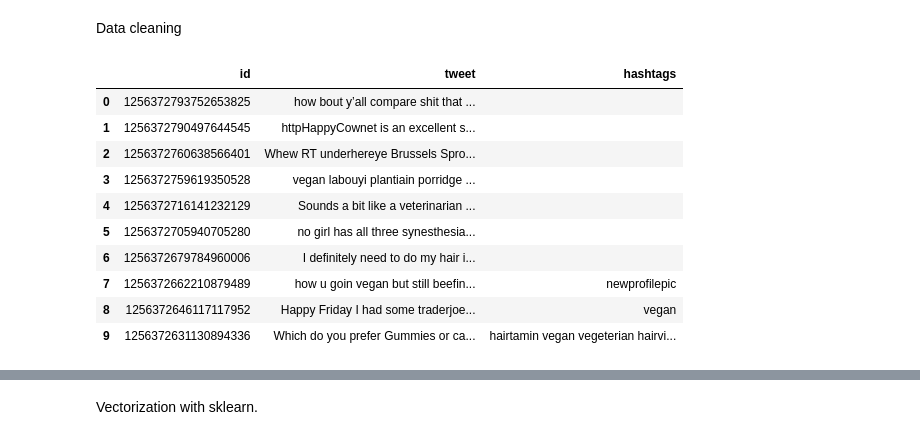
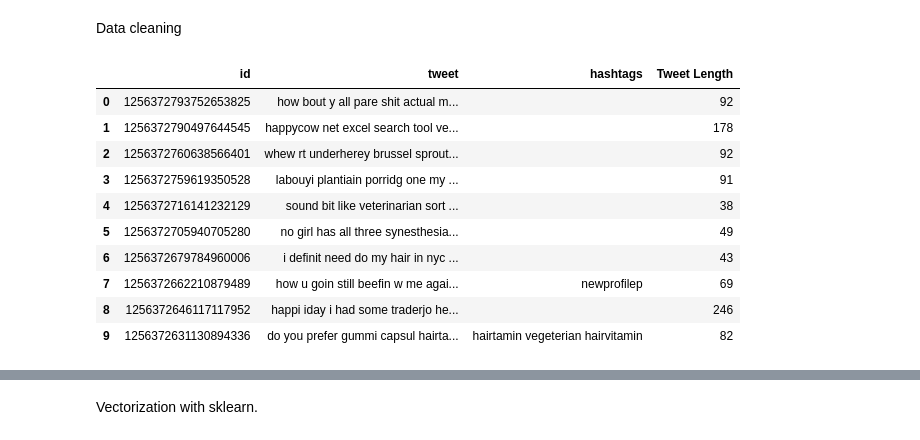
Before and after one commit to ecsquare/Covid-19, a Jupyter notebook: Short_text_based_topics.ipynb, the cells around one changed output, grey strips where cells are left out. Drawn from its saved outputs; the diff is of its cells as text; code cells hidden in the pictures.

```diff
--- a/Short_text_based_topics.ipynb
+++ b/Short_text_based_topics.ipynb
@@ -55,6 +51,4 @@ Data cleaning
 # %%
-import string
-import re
 
 def clean_tweets(text):
 
@@ -65,20 +59,3 @@ def cleanhashtag(text):
     text = clean_tweets(text)
     text= " ".join(text.split('#'))
     return text
-
-
-df['tweet'] = df['tweet'].apply(lambda x: clean_tweets(x))
-df['hashtags']=  df['hashtags'].apply(lambda x: cleanhashtag(x))
-df.head(10)
-# %% [output]
-|  | id | tweet | hashtags |
-| 0 | 1256372793752653825 | how bout y’all compare shit that ... |  |
-| 1 | 1256372790497644545 | httpHappyCownet is an excellent s... |  |
-| 2 | 1256372760638566401 | Whew RT underhereye Brussels Spro... |  |
-| 3 | 1256372759619350528 | vegan labouyi plantiain porridge ... |  |
-| 4 | 1256372716141232129 | Sounds a bit like a veterinarian ... |  |
-| 5 | 1256372705940705280 | no girl has all three synesthesia... |  |
-| 6 | 1256372679784960006 | I definitely need to do my hair i... |  |
-| 7 | 1256372662210879489 | how u goin vegan but still beefin... | newprofilepic |
-| 8 | 1256372646117117952 | Happy Friday I had some traderjoe... | vegan |
-| 9 | 1256372631130894336 | Which do you prefer Gummies or ca... | hairtamin vegan vegeterian hairvi... |
@@ -85,3 +111,20 @@ df.head(10)
+# %%
+df['tweet'] = df['tweet'].apply(lambda x: clean_data(x))
+df['hashtags']=  df['hashtags'].apply(str)
+df['hashtags']=  df['hashtags'].apply(lambda x: clean_data(x))
+df.head(10)
+# %% [output]
+|  | id | tweet | hashtags | Tweet Length |
+| 0 | 1256372793752653825 | how bout y all pare shit actual m... |  | 92 |
+| 1 | 1256372790497644545 | happycow net excel search tool ve... |  | 178 |
+| 2 | 1256372760638566401 | whew rt underherey brussel sprout... |  | 92 |
+| 3 | 1256372759619350528 | labouyi plantiain porridg one my ... |  | 91 |
+| 4 | 1256372716141232129 | sound bit like veterinarian sort ... |  | 38 |
+| 5 | 1256372705940705280 | no girl has all three synesthesia... |  | 49 |
+| 6 | 1256372679784960006 | i definit need do my hair in nyc ... |  | 43 |
+| 7 | 1256372662210879489 | how u goin still beefin w me agai... | newprofilep | 69 |
+| 8 | 1256372646117117952 | happi iday i had some traderjo he... |  | 246 |
+| 9 | 1256372631130894336 | do you prefer gummi capsul hairta... | hairtamin vegeterian hairvitamin | 82 |
 # %%
 df["Tweet Length"]= df["tweet"].str.len()
 df.head(10)
```
Also changed, not shown: parts of 17 cells of this notebook.
